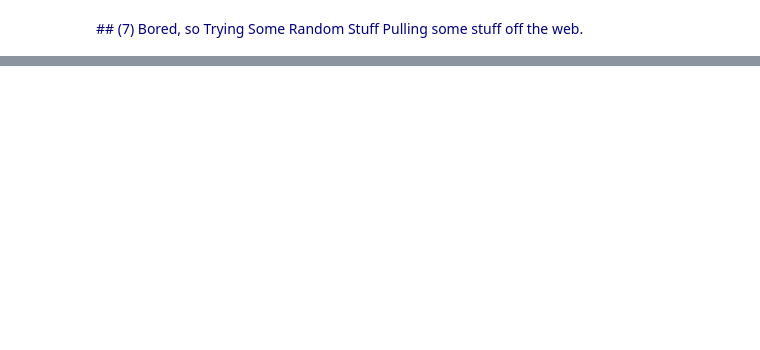
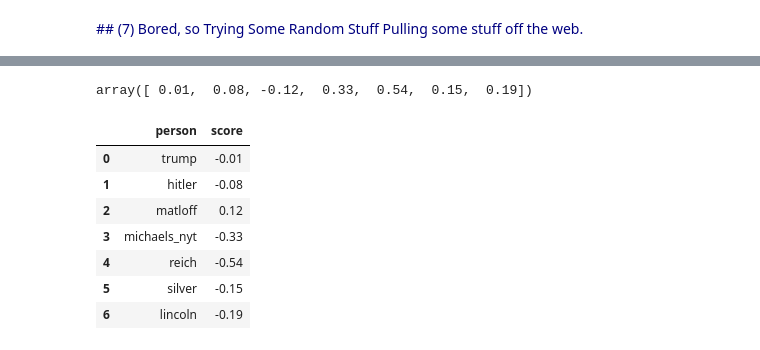
Before and after one commit to palautatan/project141b, a Jupyter notebook: text_processing.ipynb, the cells around one changed output, grey strips where cells are left out. Drawn from its saved outputs; the diff is of its cells as text; code cells hidden in the pictures; blank space fills up the shorter version.

```diff
--- a/text_processing.ipynb
+++ b/text_processing.ipynb
@@ -566,3 +646,3 @@ But, in a larger sense, we can not dedicate-we can not consecrate-we can not hal
 # %%
-new_text = [matloff, robert_reich, nate_silver, abe_lincoln]
+new_text = [trump, hitler, matloff, nyt, robert_reich, nate_silver, abe_lincoln]
 new_text_tokens = [cleanUpText(str(x), new_stops) for x in new_text]
@@ -594,0 +676,3 @@ array(['Conservative', 'Liberal', 'Liberal', 'Liberal'], dtype=object)
+# %%
+new_text_predicted_probs = forest.predict_proba(new_text__data_features)
+new_text_predicted_probs
@@ -594,0 +700,19 @@ array(['Conservative', 'Liberal', 'Liberal', 'Liberal'], dtype=object)
+# %%
+red = np.array([new_text_predicted_probs[x][0] for x in range(len(new_text_predicted_probs))])
+blue = np.array([new_text_predicted_probs[x][1] for x in range(len(new_text_predicted_probs))])
+# %%
+new_text_ppl = ["trump", "hitler", "matloff", "michaels_nyt", "reich", "silver", "lincoln"]
+blue-red
+# %% [output]
+array([ 0.01,  0.08, -0.12,  0.33,  0.54,  0.15,  0.19])
+# %%
+pd.DataFrame({"person":new_text_ppl, "score":red-blue})
+# %% [output]
+|  | person | score |
+| 0 | trump | -0.01 |
+| 1 | hitler | -0.08 |
+| 2 | matloff | 0.12 |
+| 3 | michaels_nyt | -0.33 |
+| 4 | reich | -0.54 |
+| 5 | silver | -0.15 |
+| 6 | lincoln | -0.19 |
```
Also changed, not shown: parts of 35 cells of this notebook.
